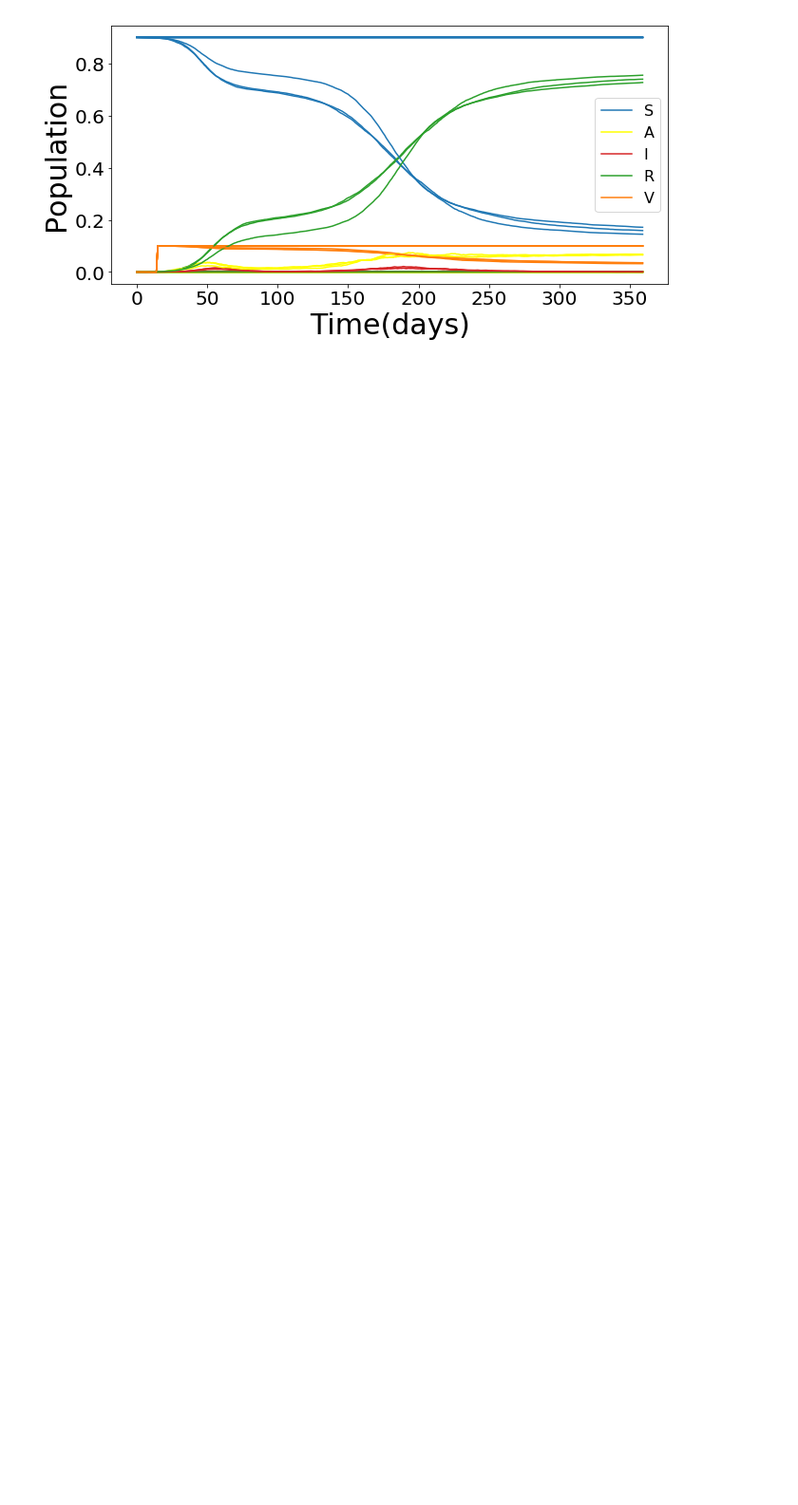
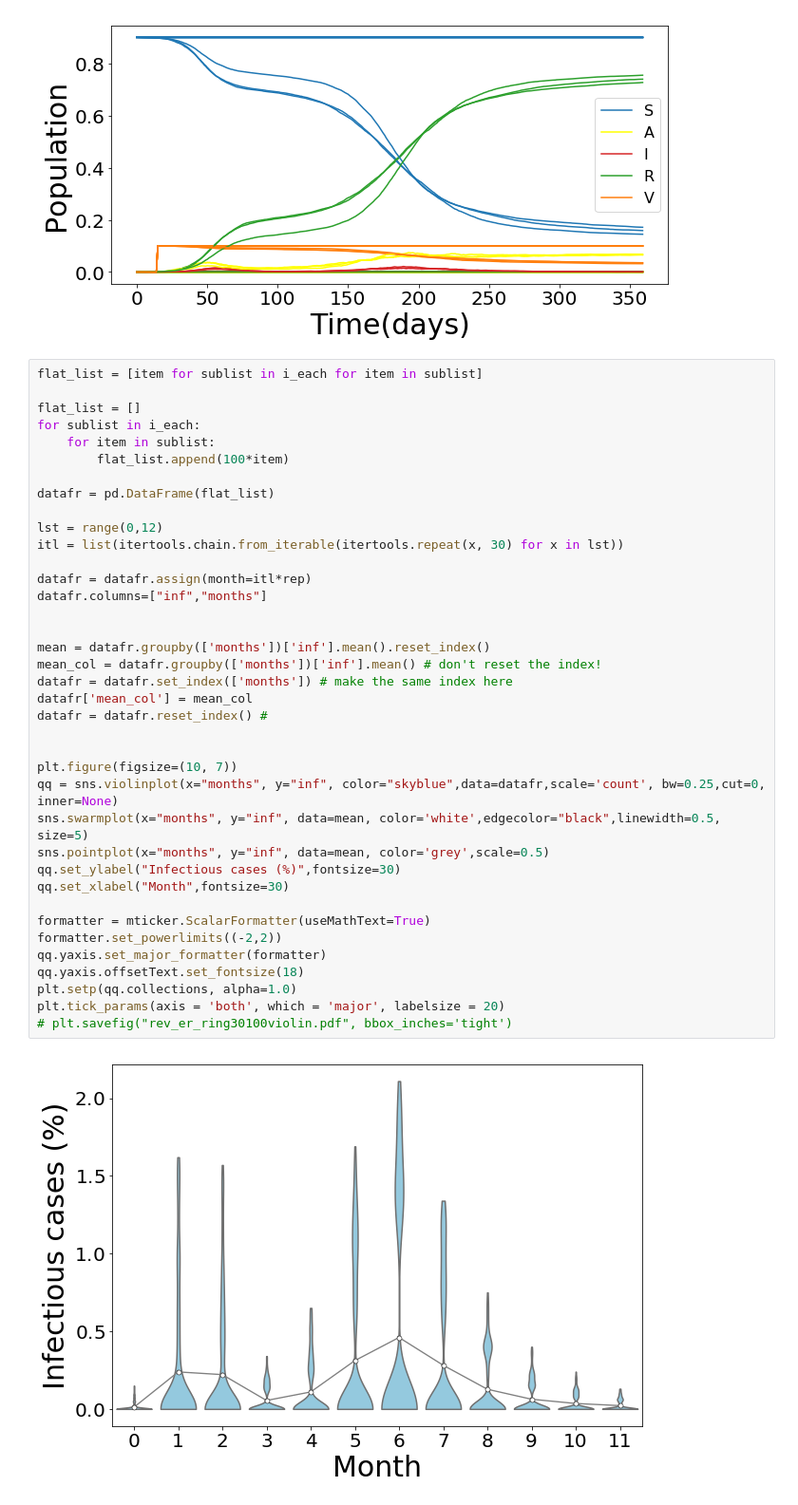
Before and after one commit to Josephine-Tetteh/COVID-19-Network-Model, a Jupyter notebook: Mass-Vaccination.ipynb, the cells around one changed output. Shown at 95% size. Saved outputs shown, nothing was run; the diff lists cells and outputs as text; blank space fills up the shorter version.

```diff
--- a/Mass-Vaccination.ipynb
+++ b/Mass-Vaccination.ipynb
@@ -235,3 +235,43 @@ plt.show()
 # plt.savefig('lookat3.pdf', bbox_inches='tight')
 # %% [output]
 [figure]
+# %%
+flat_list = [item for sublist in i_each for item in sublist]
+
+flat_list = []
+for sublist in i_each:
+    for item in sublist:
+        flat_list.append(100*item)
+
+datafr = pd.DataFrame(flat_list)
+
+lst = range(0,12)
+itl = list(itertools.chain.from_iterable(itertools.repeat(x, 30) for x in lst))
+
+datafr = datafr.assign(month=itl*rep)
+datafr.columns=["inf","months"]
+
+
+mean = datafr.groupby(['months'])['inf'].mean().reset_index()
+mean_col = datafr.groupby(['months'])['inf'].mean() # don't reset the index!
+datafr = datafr.set_index(['months']) # make the same index here
+datafr['mean_col'] = mean_col
+datafr = datafr.reset_index() #
+
+
+plt.figure(figsize=(10, 7))
+qq = sns.violinplot(x="months", y="inf", color="skyblue",data=datafr,scale='count', bw=0.25,cut=0, inner=None)
+sns.swarmplot(x="months", y="inf", data=mean, color='white',edgecolor="black",linewidth=0.5, size=5)
+sns.pointplot(x="months", y="inf", data=mean, color='grey',scale=0.5)
+qq.set_ylabel("Infectious cases (%)",fontsize=30)
+qq.set_xlabel("Month",fontsize=30)
+
+formatter = mticker.ScalarFormatter(useMathText=True)
+formatter.set_powerlimits((-2,2))
+qq.yaxis.set_major_formatter(formatter)
+qq.yaxis.offsetText.set_fontsize(18)
+plt.setp(qq.collections, alpha=1.0)
+plt.tick_params(axis = 'both', which = 'major', labelsize = 20)
+# plt.savefig("rev_er_ring30100violin.pdf", bbox_inches='tight')
+# %% [output]
+[figure, added]
```
